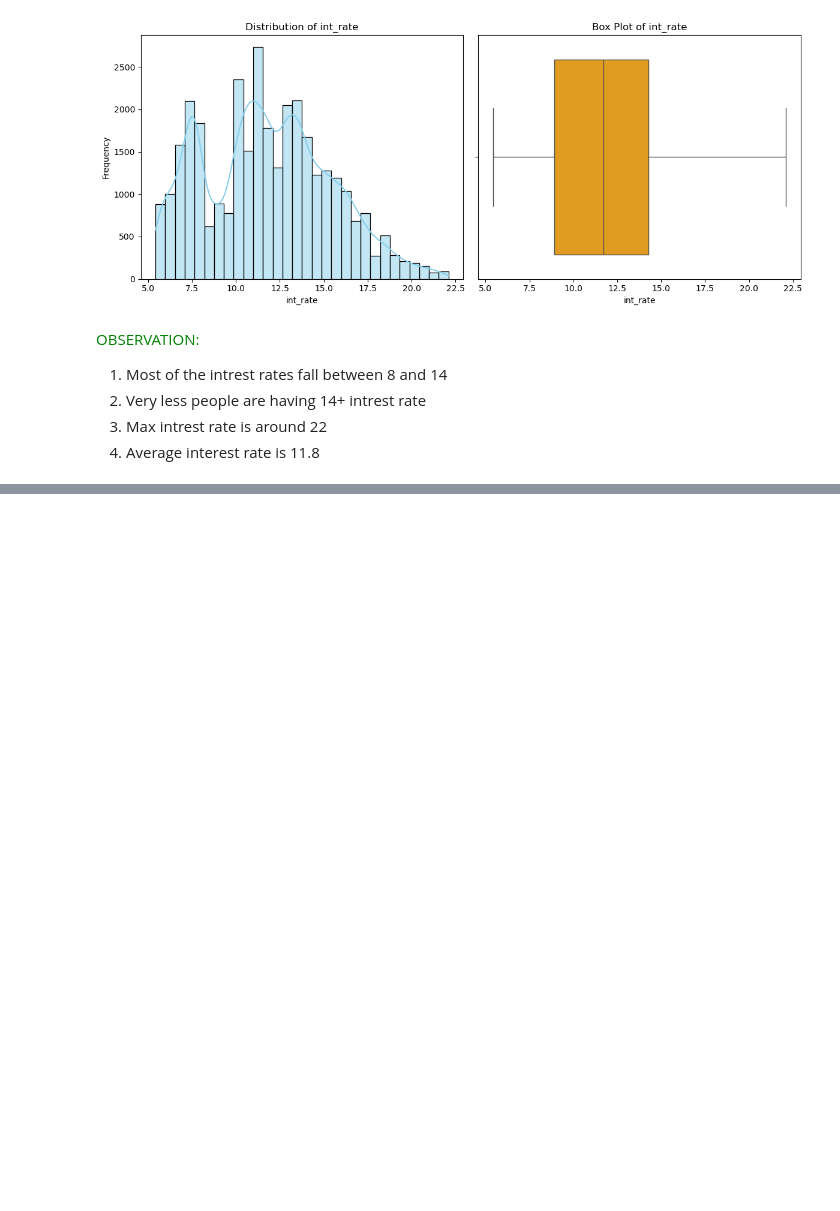
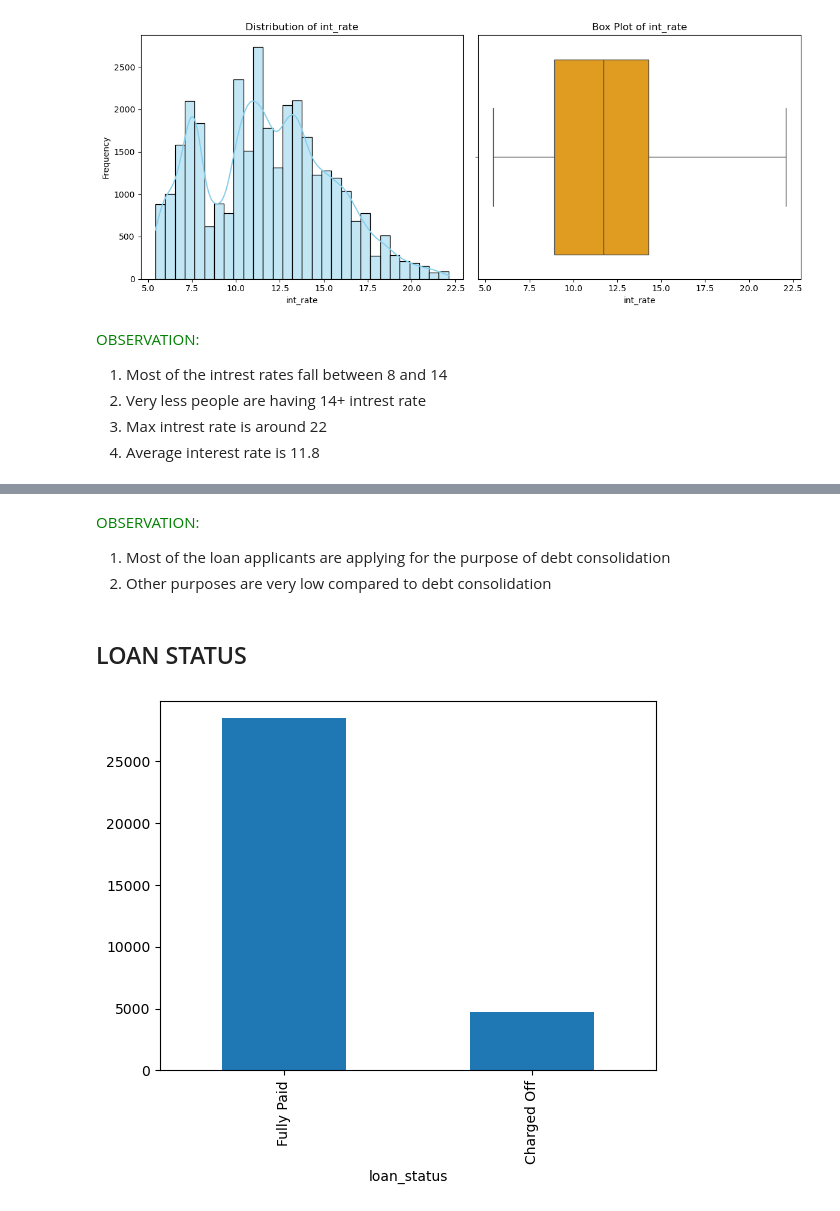
Before and after one commit to sunilkumarrudragada/LendingClubCaseStudy, a Jupyter notebook: sunil_kumar.ipynb, the cells around one changed output, grey strips where cells are left out. Cells and saved outputs as stored; diff of their text form; code cells hidden in the pictures; blank space fills up the shorter version.

```diff
--- a/sunil_kumar.ipynb
+++ b/sunil_kumar.ipynb
@@ -783,0 +814,12 @@ Name: int_rate, dtype: float64
+# %% [markdown]
+<span style="color:green">OBSERVATION: </br>
+1. Most of the loan applicants are applying for the purpose of debt consolidation
+2. Other purposes are very low compared to debt consolidation
+</span>
+# %% [markdown]
+## LOAN STATUS
+# %%
+df['loan_status'].value_counts().plot.bar()
+plt.show()
+# %% [output]
+[figure, added]
```
Also changed, not shown: parts of 11 cells of this notebook.
